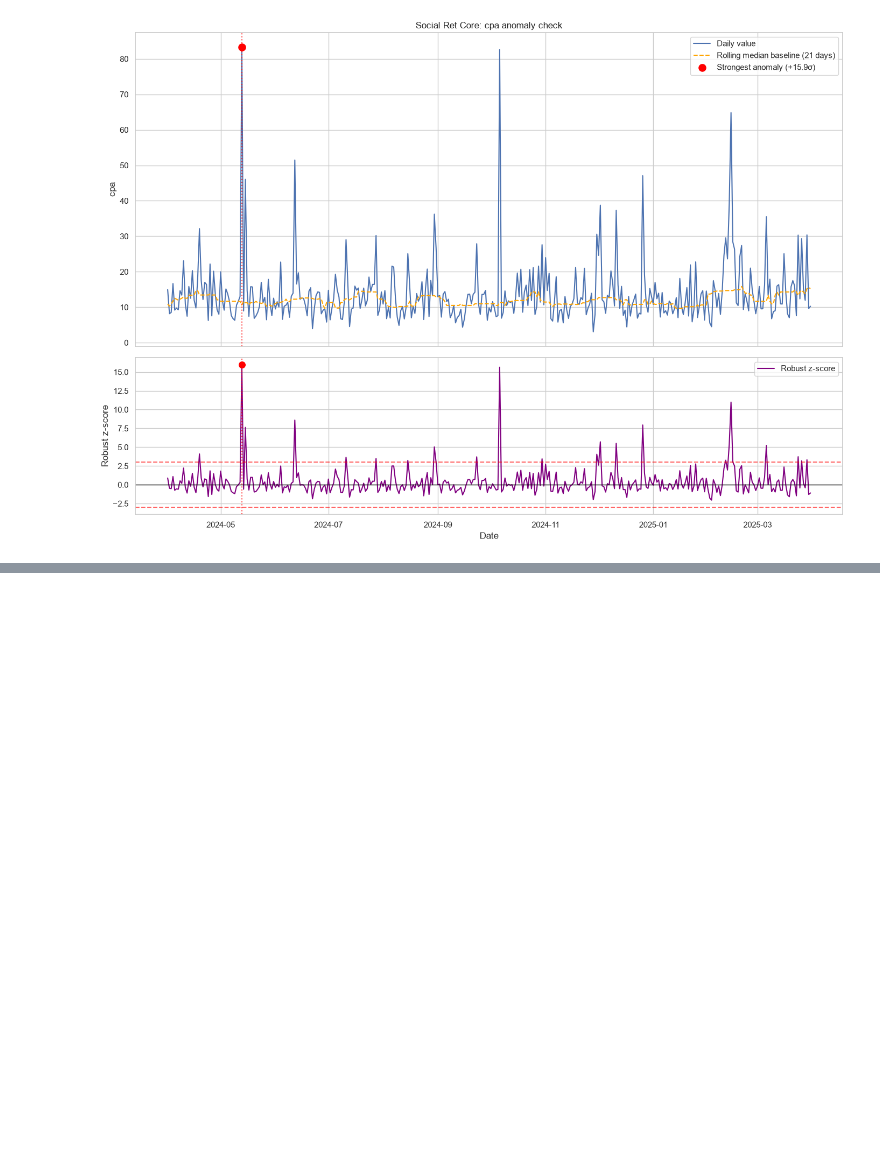
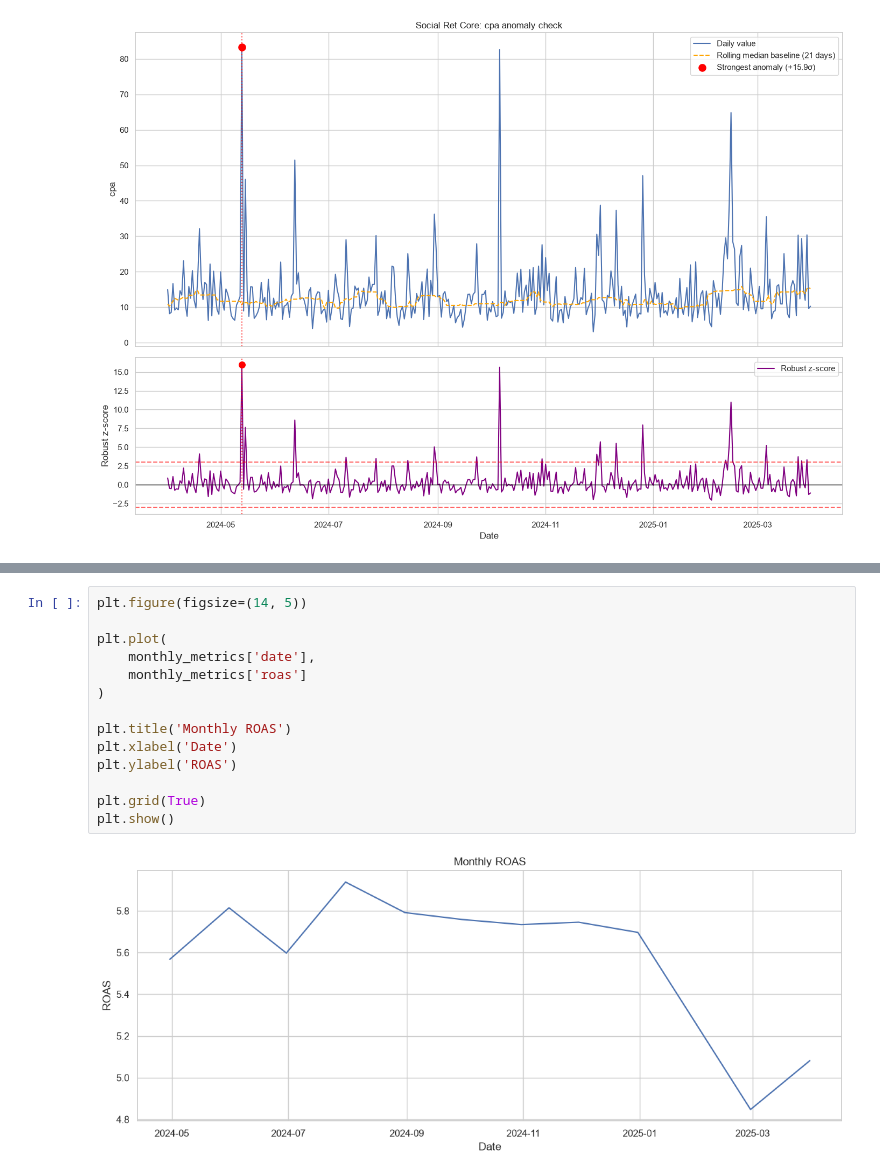
Before and after one commit to Waarentina/MA_test_task, a Jupyter notebook: MA_test_task.ipynb, the cells around one changed output, grey strips where cells are left out. Cells and saved outputs as stored; diff of their text form; blank space fills up the shorter version.

```diff
--- a/MA_test_task.ipynb
+++ b/MA_test_task.ipynb
@@ -708,0 +765,16 @@ plt.show()
+# %%
+plt.figure(figsize=(14, 5))
+
+plt.plot(
+    monthly_metrics['date'],
+    monthly_metrics['roas']
+)
+
+plt.title('Monthly ROAS')
+plt.xlabel('Date')
+plt.ylabel('ROAS')
+
+plt.grid(True)
+plt.show()
+# %% [output]
+[figure, added]
```
Also changed, not shown: parts of 4 cells of this notebook, 1 other file.
